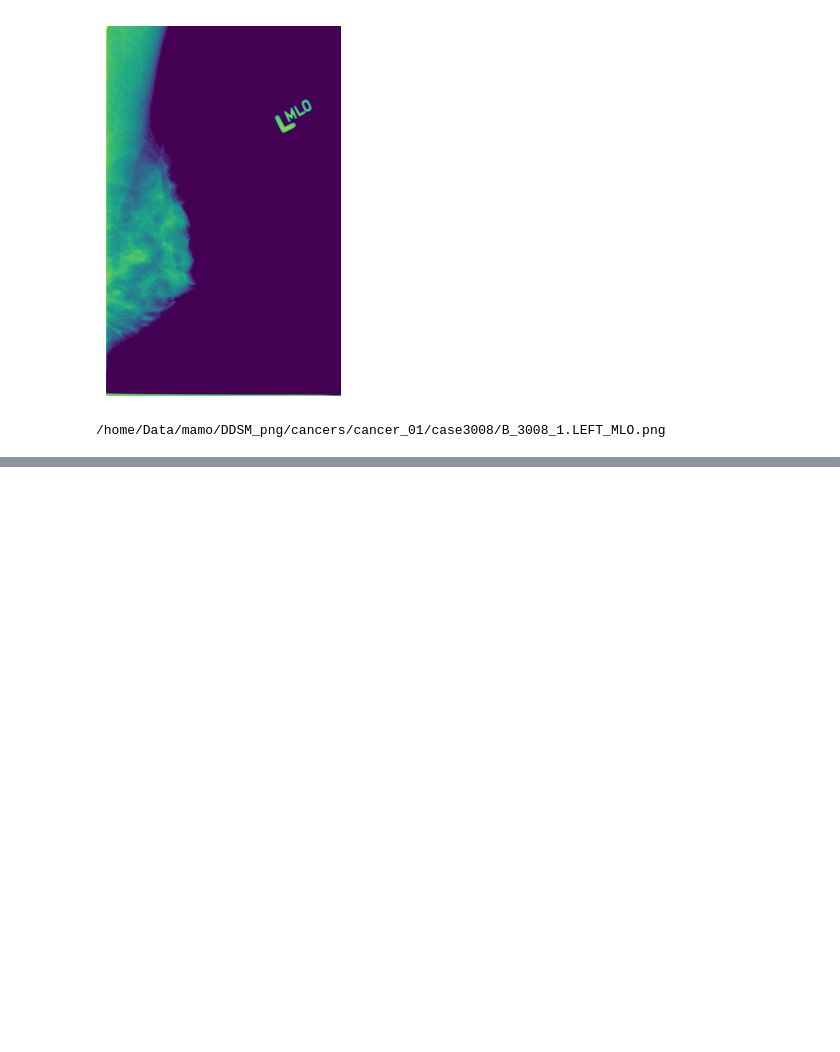
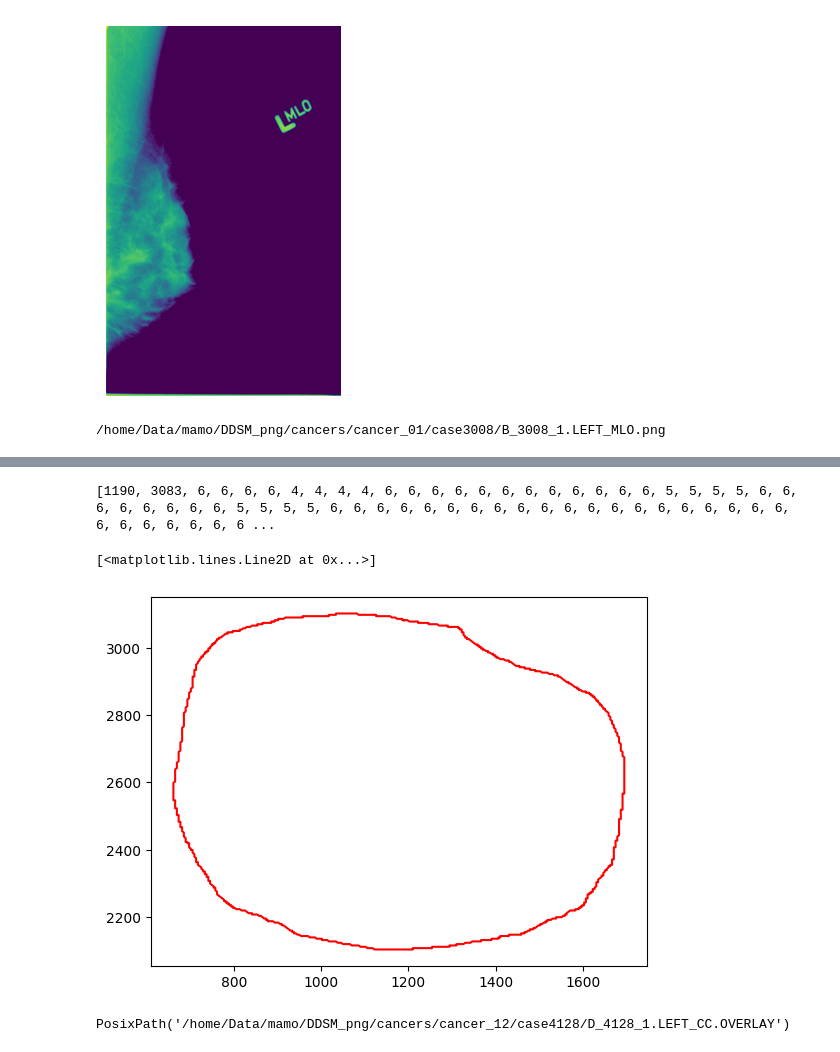
Before and after one commit to alalbiol/Mammography, a Jupyter notebook: Yolo8Mamo/pruebas_lucia/dataset_pruebas_ddsm.ipynb, the cells around one changed output, grey strips where cells are left out. Saved outputs shown, nothing was run; the diff lists cells and outputs as text; code cells hidden in the pictures; blank space fills up the shorter version.

```diff
--- a/Yolo8Mamo/pruebas_lucia/dataset_pruebas_ddsm.ipynb
+++ b/Yolo8Mamo/pruebas_lucia/dataset_pruebas_ddsm.ipynb
@@ -59,0 +132,12 @@ print(dcm_cancer[80])
+# %%
+# Prueba para otro caso
+print("reading overlay: ", dcm_overlay[182])
+overlay = read_overlay(str(dcm_overlay[182]))
+
+print(overlay)
+#total #abormalities, #oulines in each abnormality, abnormality (see bellow)
+abnormalities  = list(overlay[2])
+print(len(abnormalities))
+#l_type,ass,subt,patho,outlines
+
+abnormalities[0]
@@ -59,0 +165,16 @@ print(dcm_cancer[80])
+# %%
+chain_outline = list(abnormalities[0][4][0])
+print(chain_outline)
+
+outline = get_outline_curve(chain_outline)
+
+plt.plot(outline[0], outline[1], 'r')
+# %% [output]
+[1190, 3083, 6, 6, 6, 6, 4, 4, 4, 4, 6, 6, 6, 6, 6, 6, 6, 6, 6, 6, 6, 6, 5, 5, 5, 5, 6, 6, 6, 6, 6, 6, 6, 6, 5, 5, 5, 5, 6, 6, 6, 6, 6, 6, 6, 6, 6, 6, 6, 6, 6, 6, 6, 6, 6, 6, 6, 6, 6, 6, 6, 6, 6, 6, 6 ...
+[<matplotlib.lines.Line2D at 0x...>]
+[figure, added]
+# %%
+#Intentar representar el contorno y la imagen a la vez
+dcm_overlay[182]
+# %% [output]
+PosixPath('/home/Data/mamo/DDSM_png/cancers/cancer_12/case4128/D_4128_1.LEFT_CC.OVERLAY')
```
Also changed, not shown: parts of 11 cells of this notebook, 3 other files.
